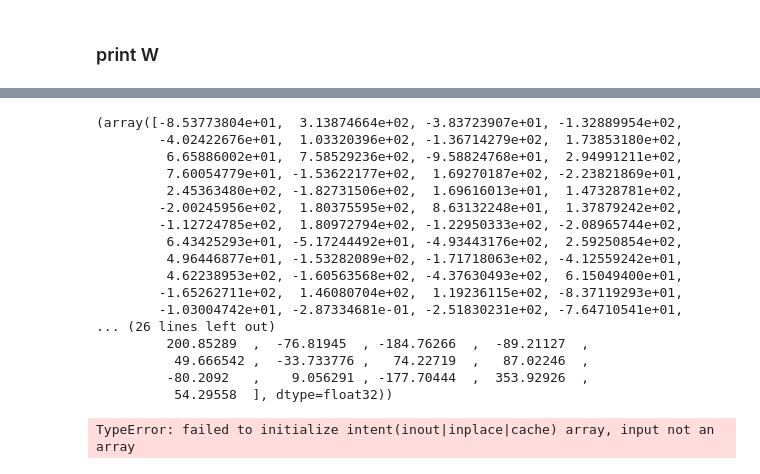
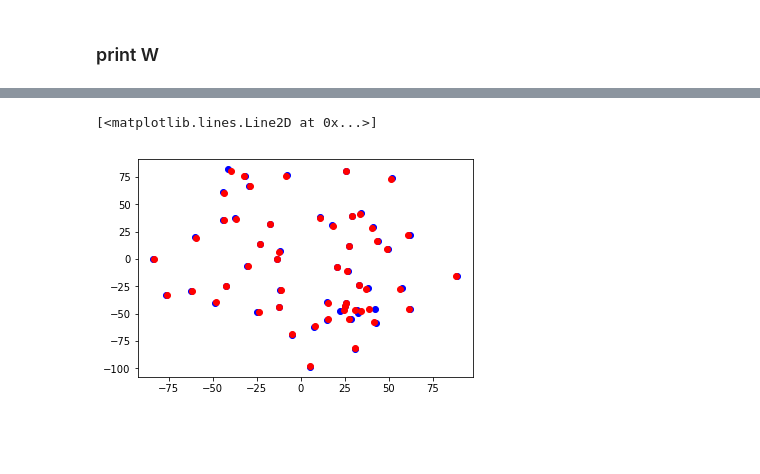
Before and after one commit to ornemarioni/metodos_numericos, a Jupyter notebook: euler.ipynb, the cells around one changed output, grey strips where cells are left out. Cells and saved outputs as stored; diff of their text form; code cells hidden in the pictures; blank space fills up the shorter version.

Commit message:
anda el euler de fortran pero no el runge (runge pa los comanches)

```diff
--- a/euler.ipynb
+++ b/euler.ipynb
@@ -154,28 +154,3 @@ plt.plot(xx,yy,'o', color='r')
 # %%
-from integradores2 import *
-ax,ay,az=integradores2.a_str(0.5,m,x,y,z,len(m))
+from integradores import *
+ax,ay,az=integradores.a_str(0.5,m,x,y,z,len(m))
-# %%
-ax,ay,az
-# %% [output]
-(array([-8.53773804e+01,  3.13874664e+02, -3.83723907e+01, -1.32889954e+02,
-        -4.02422676e+01,  1.03320396e+02, -1.36714279e+02,  1.73853180e+02,
-         6.65886002e+01,  7.58529236e+02, -9.58824768e+01,  2.94991211e+02,
-         7.60054779e+01, -1.53622177e+02,  1.69270187e+02, -2.23821869e+01,
-         2.45363480e+02, -1.82731506e+02,  1.69616013e+01,  1.47328781e+02,
-        -2.00245956e+02,  1.80375595e+02,  8.63132248e+01,  1.37879242e+02,
-        -1.12724785e+02,  1.80972794e+02, -1.22950333e+02, -2.08965744e+02,
-         6.43425293e+01, -5.17244492e+01, -4.93443176e+02,  2.59250854e+02,
-         4.96446877e+01, -1.53282089e+02, -1.71718063e+02, -4.12559242e+01,
-         4.62238953e+02, -1.60563568e+02, -4.37630493e+02,  6.15049400e+01,
-        -1.65262711e+02,  1.46080704e+02,  1.19236115e+02, -8.37119293e+01,
-        -1.03004742e+01, -2.87334681e-01, -2.51830231e+02, -7.64710541e+01,
-... (26 lines left out)
-         200.85289  ,  -76.81945  , -184.76266  ,  -89.21127  ,
-          49.666542 ,  -33.733776 ,   74.22719  ,   87.02246  ,
-         -80.2092   ,    9.056291 , -177.70444  ,  353.92926  ,
-          54.29558  ], dtype=float32))
-# %%
-eps=0.5
-xo,yo,zo,vxo,vyo,vzo,axo,ayo,azo = integradores2.euler(len(x),h,x,y,z,vx,vy,vz,ax,ay,az)
-# %% [output]
-TypeError: failed to initialize intent(inout|inplace|cache) array, input not an array
@@ -185,0 +157,12 @@ len(x),h
+# %%
+from integradores import *
+eps=0.5
+#h = 0.0001
+#nit = 100000
+x0,y0,z0,vx0,vy0,vz0,ax0,ay0,az0 =integradores.euler(eps,h,nit,m,x,y,z,vx,vy,vz,ax,ay,az,len(m))
+# %%
+plot(x,y,'o', color='b')
+plot(x0,y0,'o', color='r')
+# %% [output]
+[<matplotlib.lines.Line2D at 0x...>]
+[figure, added]
```
Also changed, not shown: parts of 6 cells of this notebook, 6 other files.
